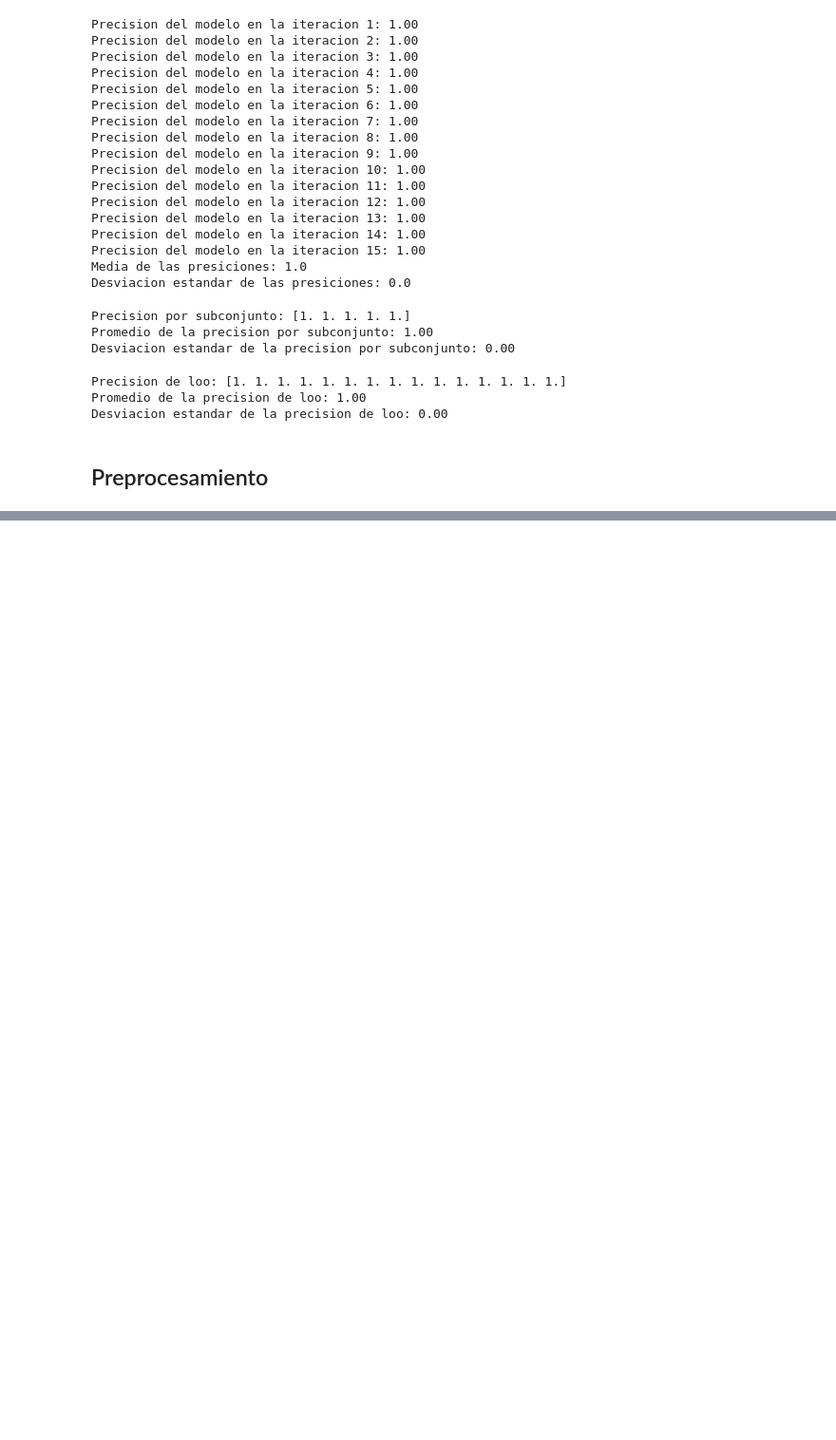
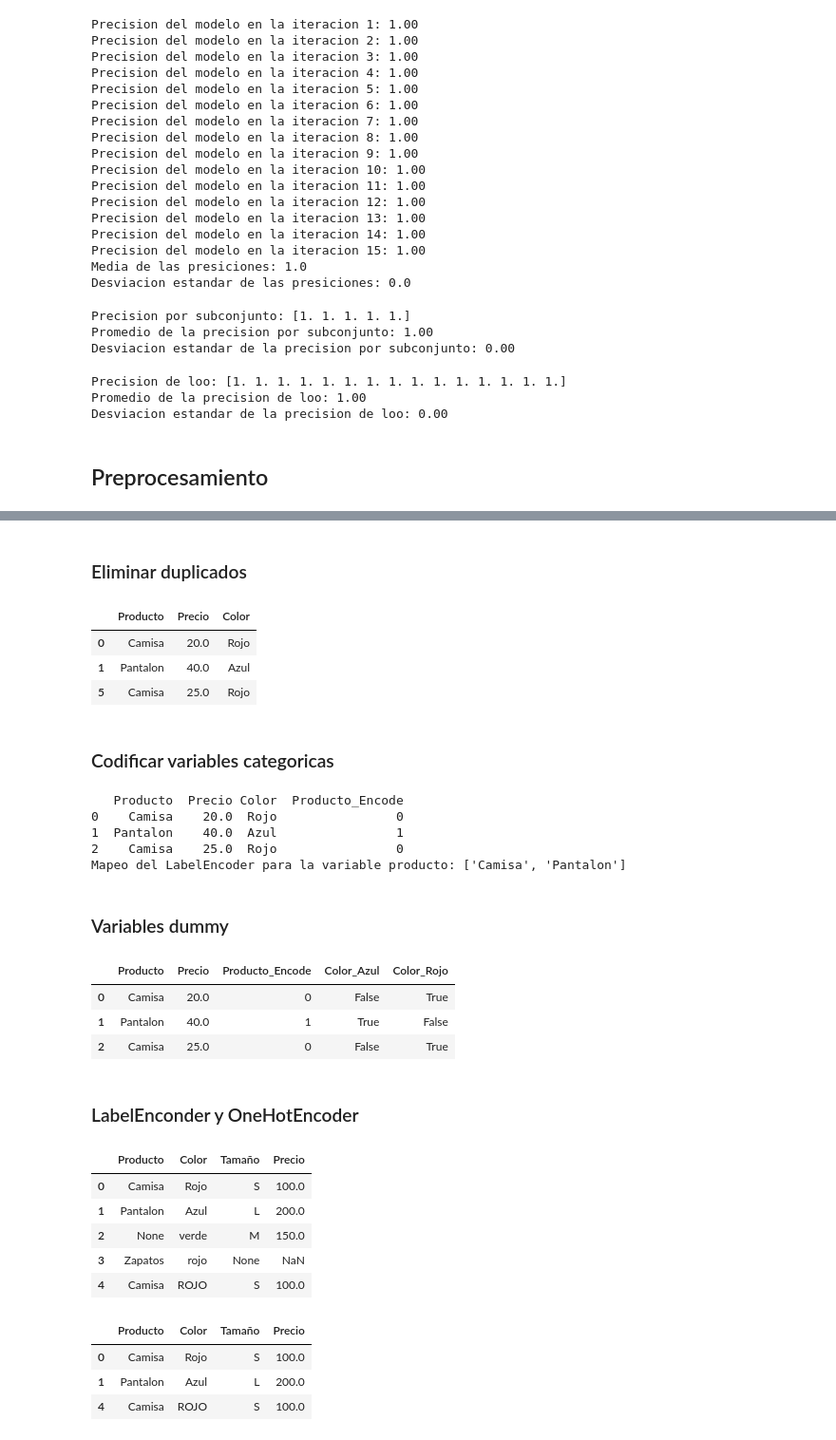
Before and after one commit to MattZG/Portafolio, a Jupyter notebook: Modulo_6.ipynb, the cells around one changed output, grey strips where cells are left out. Shown: that part at 95% size. Cells and saved outputs as stored; diff of their text form; code cells hidden in the pictures; blank space fills up the shorter version.

```diff
--- a/Modulo_6.ipynb
+++ b/Modulo_6.ipynb
@@ -269,0 +300,65 @@ Desviacion estandar de la precision de loo: 0.00
+# %% [markdown]
+### Eliminar duplicados
+# %%
+df_sin_dupl = df_clean.drop_duplicates()
+df_sin_dupl
+# %% [output]
+|  | Producto | Precio | Color |
+| 0 | Camisa | 20.0 | Rojo |
+| 1 | Pantalon | 40.0 | Azul |
+| 5 | Camisa | 25.0 | Rojo |
+# %% [markdown]
+### Codificar variables categoricas
+# %%
+df = df_sin_dupl.reset_index(drop = True)
+
+le = LabelEncoder()
+df['Producto_Encode'] = le.fit_transform(df['Producto'])
+print(df)
+print(f'Mapeo del LabelEncoder para la variable producto: {list(le.classes_)}')
+# %% [output]
+   Producto  Precio Color  Producto_Encode
+0    Camisa    20.0  Rojo                0
+1  Pantalon    40.0  Azul                1
+2    Camisa    25.0  Rojo                0
+Mapeo del LabelEncoder para la variable producto: ['Camisa', 'Pantalon']
+# %% [markdown]
+### Variables dummy
+# %%
+df_encode = pd.get_dummies(df, columns = ['Color'], prefix = 'Color')
+df_encode
+# %% [output]
+|  | Producto | Precio | Producto_Encode | Color_Azul | Color_Rojo |
+| 0 | Camisa | 20.0 | 0 | False | True |
+| 1 | Pantalon | 40.0 | 1 | True | False |
+| 2 | Camisa | 25.0 | 0 | False | True |
+# %% [markdown]
+### LabelEnconder y OneHotEncoder
+# %%
+import pandas as pd
+import numpy as np
+from sklearn.preprocessing import LabelEncoder, OneHotEncoder, MinMaxScaler, StandardScaler
+
+data = {'Producto': ['Camisa', 'Pantalon', None, 'Zapatos', 'Camisa'],
+        'Color': ['Rojo', 'Azul', 'verde', 'rojo', 'ROJO'],
+        'Tamaño': ['S', 'L', 'M', None, 'S'],
+        'Precio': [100, 200, 150, np.nan, 100]
+        }
+
+df = pd.DataFrame(data)
+df.head()
+# %% [output]
+|  | Producto | Color | Tamaño | Precio |
+| 0 | Camisa | Rojo | S | 100.0 |
+| 1 | Pantalon | Azul | L | 200.0 |
+| 2 | None | verde | M | 150.0 |
+| 3 | Zapatos | rojo | None | NaN |
+| 4 | Camisa | ROJO | S | 100.0 |
+# %%
+df_sin_nulos = df.dropna()
+df_sin_nulos
+# %% [output]
+|  | Producto | Color | Tamaño | Precio |
+| 0 | Camisa | Rojo | S | 100.0 |
+| 1 | Pantalon | Azul | L | 200.0 |
+| 4 | Camisa | ROJO | S | 100.0 |
```
Also changed, not shown: parts of 18 cells of this notebook.
